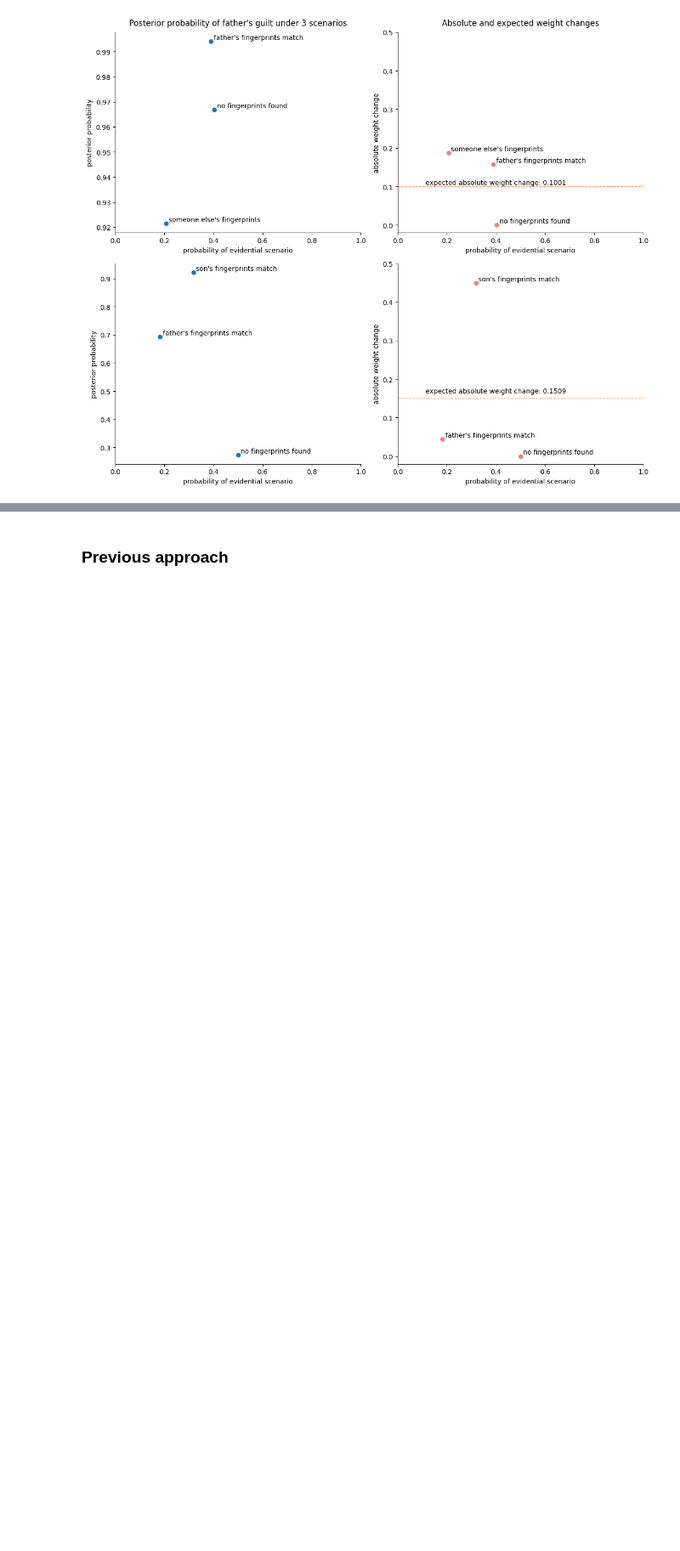
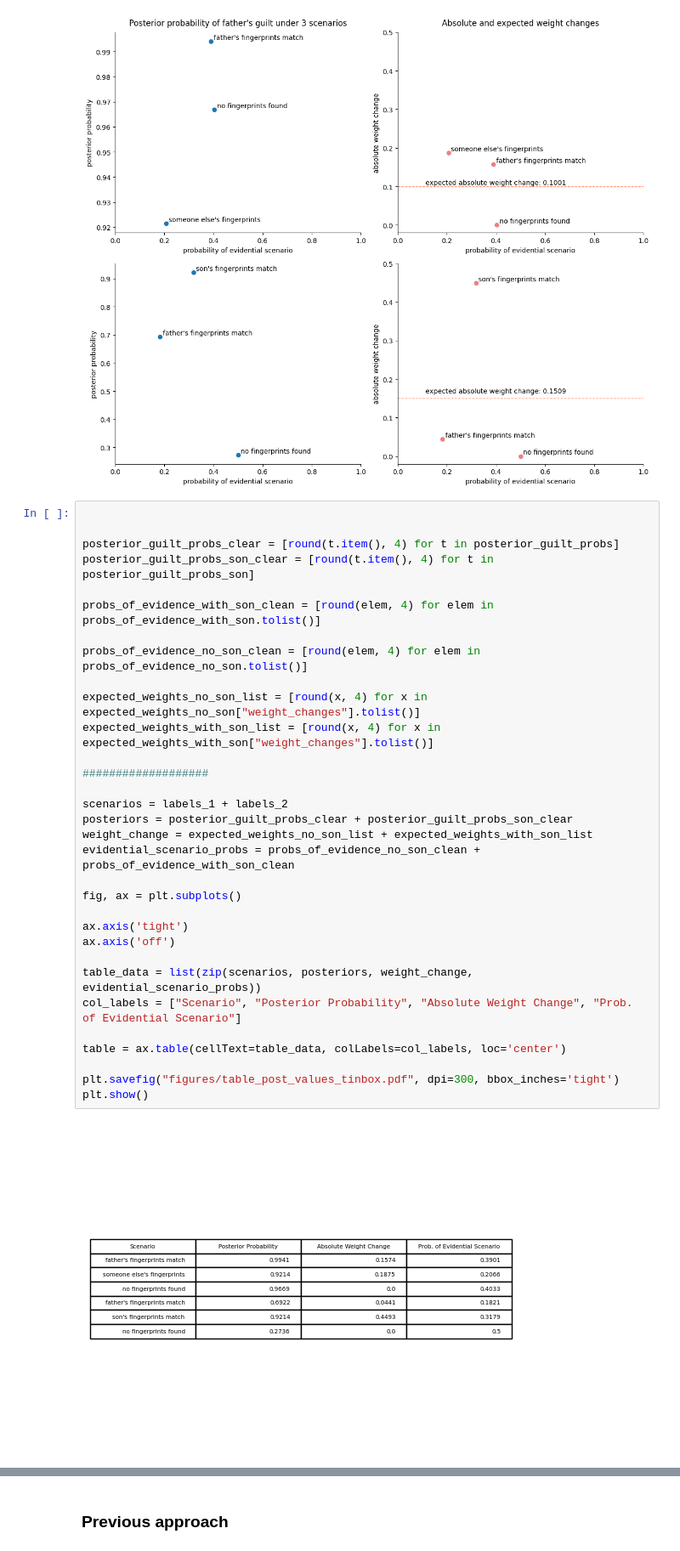
Before and after one commit to rfl-urbaniak/MRbook, a Jupyter notebook: weight-paper/scripts/nikodem_tinbox_revised.ipynb, the cells around one changed output, grey strips where cells are left out. Shown at 85% size. Saved outputs shown, nothing was run; the diff lists cells and outputs as text; blank space fills up the shorter version.

Commit message:
adding the table to the tinbox case

```diff
--- a/weight-paper/scripts/nikodem_tinbox_revised.ipynb
+++ b/weight-paper/scripts/nikodem_tinbox_revised.ipynb
@@ -850,3 +850,37 @@ plt.savefig('figures/tinbox_combined_plots.pdf')
 plt.show()
 # %% [output]
 [figure]
+# %%
+
+
+posterior_guilt_probs_clear = [round(t.item(), 4) for t in posterior_guilt_probs]
+posterior_guilt_probs_son_clear = [round(t.item(), 4) for t in posterior_guilt_probs_son]
+
+probs_of_evidence_with_son_clean = [round(elem, 4) for elem in probs_of_evidence_with_son.tolist()]
+
+probs_of_evidence_no_son_clean = [round(elem, 4) for elem in probs_of_evidence_no_son.tolist()]
+
+expected_weights_no_son_list = [round(x, 4) for x in expected_weights_no_son["weight_changes"].tolist()]
+expected_weights_with_son_list = [round(x, 4) for x in expected_weights_with_son["weight_changes"].tolist()]
+
+###################
+
+scenarios = labels_1 + labels_2
+posteriors = posterior_guilt_probs_clear + posterior_guilt_probs_son_clear
+weight_change = expected_weights_no_son_list + expected_weights_with_son_list
+evidential_scenario_probs = probs_of_evidence_no_son_clean + probs_of_evidence_with_son_clean
+
+fig, ax = plt.subplots()
+
+ax.axis('tight')
+ax.axis('off')
+
+table_data = list(zip(scenarios, posteriors, weight_change, evidential_scenario_probs))
+col_labels = ["Scenario", "Posterior Probability", "Absolute Weight Change", "Prob. of Evidential Scenario"]
+
+table = ax.table(cellText=table_data, colLabels=col_labels, loc='center')
+
+plt.savefig("figures/table_post_values_tinbox.pdf", dpi=300, bbox_inches='tight')
+plt.show()
+# %% [output]
+[figure, added]
```
Also changed, not shown: parts of 1 cell of this notebook, 6 other files.
